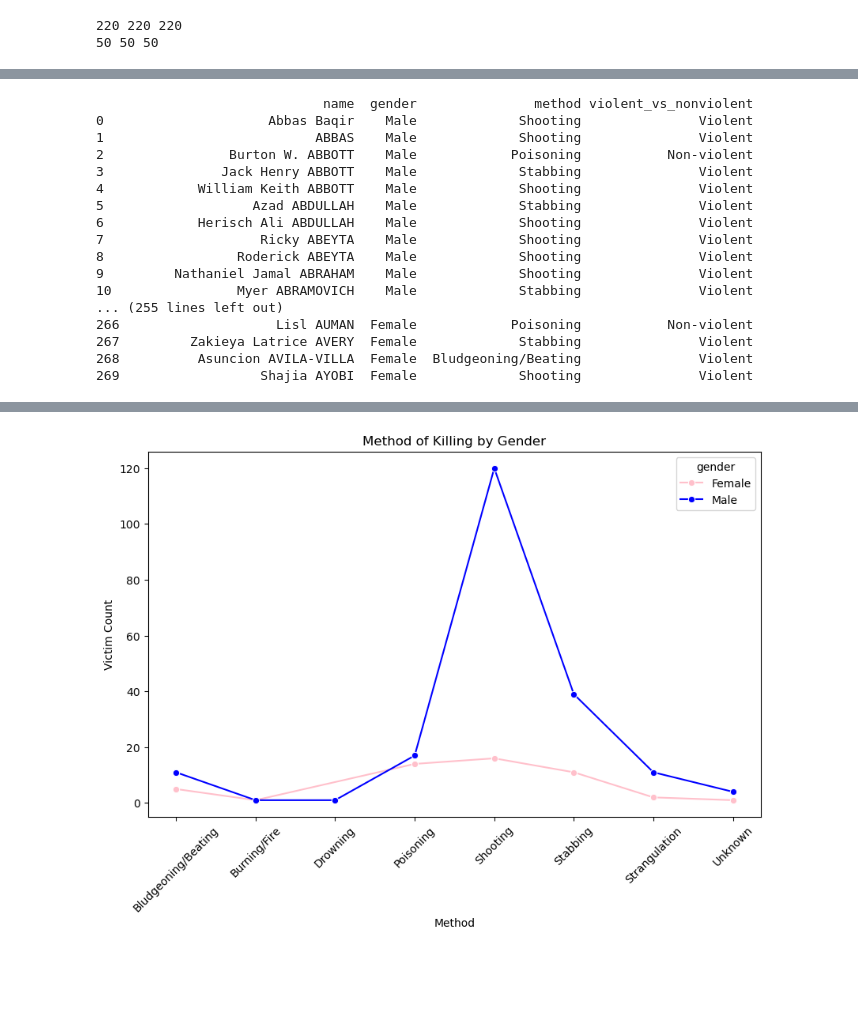
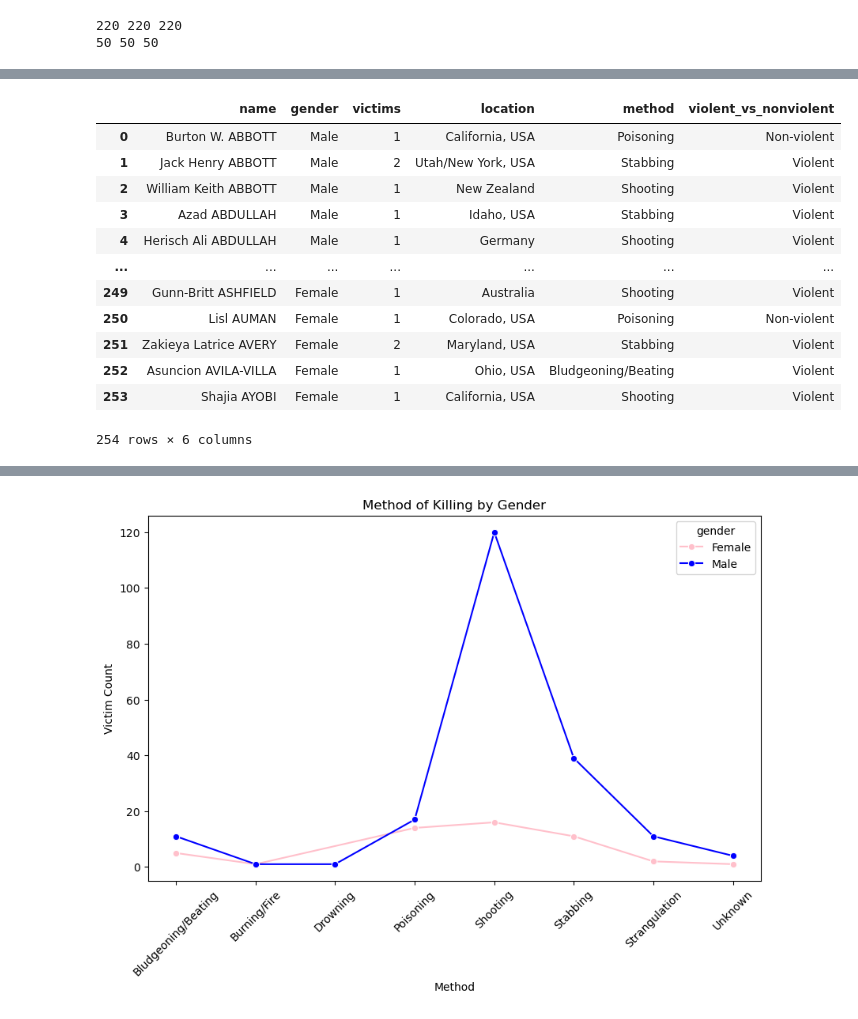
Before and after one commit to ProfKaltenberg/final-project-lailaaholmes, a Jupyter notebook: Final Project.ipynb, the cells around one changed output, grey strips where cells are left out. Saved outputs shown, nothing was run; the diff lists cells and outputs as text; code cells hidden in the pictures; blank space fills up the shorter version.

```diff
--- a/Final Project.ipynb
+++ b/Final Project.ipynb
@@ -154,0 +158,19 @@ print(final_df.to_string())
+# %%
+# Combining methods with the other variables
+victim_df = pd.concat([male_table, female_table],ignore_index=True)
+
+# Creating dataframe with methods
+method_df = pd.concat([male_df, female_df],ignore_index=True)
+
+# Merging both together
+final_df = victim_df.merge(method_df[["name", "method"]])
+
+final_df[
+    [
+        "name",
+        "gender",
+        "victims",
+        "location",
+        "method",
+    ]
+].head(270)
@@ -155,31 +191,31 @@ print(final_df.to_string())
 # %%
-#Next I am adding my orginial variable which is violent vs nonviolent
+# Creating violent vs non-violent variable
+
 violent_methods = ["Shooting", "Stabbing", "Strangulation","Bludgeoning/Beating", "Axe/Hatchet","Drowning", "Burning/Fire"]
 
-violent_vs_nonviolent = ["Non-violent" if m == "Poisoning"
-    else "Violent" if m in violent_methods
-    else "Unknown"
-    for m in final_df["method"] #nonviolent equals poisoning
-]
+final_df["violent_vs_nonviolent"] = ["Violent" if m in violent_methods else "Non-violent"for m in final_df["method"]]
+
+final_df[
+    [
+        "name",
+        "gender",
+        "victims",
+        "location",
+        "method",
+        "violent_vs_nonviolent"
+    ]
+].head(270)
+# %% [output]
+|  | name | gender | victims | location | method | violent_vs_nonviolent |
+| 0 | Burton W. ABBOTT | Male | 1 | California, USA | Poisoning | Non-violent |
+| 1 | Jack Henry ABBOTT | Male | 2 | Utah/New York, USA | Stabbing | Violent |
+| 2 | William Keith ABBOTT | Male | 1 | New Zealand | Shooting | Violent |
+| 3 | Azad ABDULLAH | Male | 1 | Idaho, USA | Stabbing | Violent |
+| 4 | Herisch Ali ABDULLAH | Male | 1 | Germany | Shooting | Violent |
+| ... | ... | ... | ... | ... | ... | ... |
+| 249 | Gunn-Britt ASHFIELD | Female | 1 | Australia | Shooting | Violent |
+| 250 | Lisl AUMAN | Female | 1 | Colorado, USA | Poisoning | Non-violent |
+| 251 | Zakieya Latrice AVERY | Female | 2 | Maryland, USA | Stabbing | Violent |
+| 252 | Asuncion AVILA-VILLA | Female | 1 | Ohio, USA | Bludgeoning/Beating | Violent |
+| 253 | Shajia AYOBI | Female | 1 | California, USA | Shooting | Violent |
+254 rows × 6 columns
-# %%
-#Combining this with my previous variables
-final_df["violent_vs_nonviolent"] = violent_vs_nonviolent
-print(final_df[["name", "gender", "method", "violent_vs_nonviolent"]].head(270).to_string())
-# %% [output]
-                             name  gender               method violent_vs_nonviolent
-0                     Abbas Baqir    Male             Shooting               Violent
-1                           ABBAS    Male             Shooting               Violent
-2                Burton W. ABBOTT    Male            Poisoning           Non-violent
-3               Jack Henry ABBOTT    Male             Stabbing               Violent
-4            William Keith ABBOTT    Male             Shooting               Violent
-5                   Azad ABDULLAH    Male             Stabbing               Violent
-6            Herisch Ali ABDULLAH    Male             Shooting               Violent
-7                    Ricky ABEYTA    Male             Shooting               Violent
-8                 Roderick ABEYTA    Male             Shooting               Violent
-9         Nathaniel Jamal ABRAHAM    Male             Shooting               Violent
-10                Myer ABRAMOVICH    Male             Stabbing               Violent
-... (255 lines left out)
-266                    Lisl AUMAN  Female            Poisoning           Non-violent
-267         Zakieya Latrice AVERY  Female             Stabbing               Violent
-268          Asuncion AVILA-VILLA  Female  Bludgeoning/Beating               Violent
-269                  Shajia AYOBI  Female             Shooting               Violent
```
Also changed, not shown: parts of 16 cells of this notebook, 4 other files.
